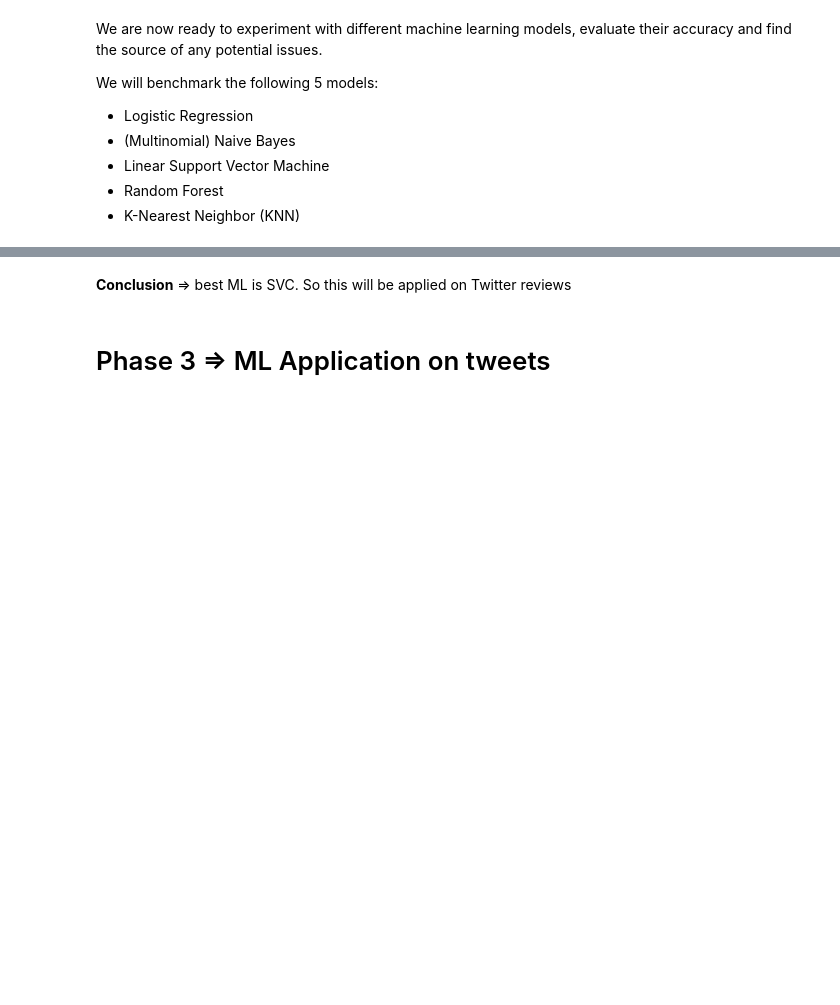
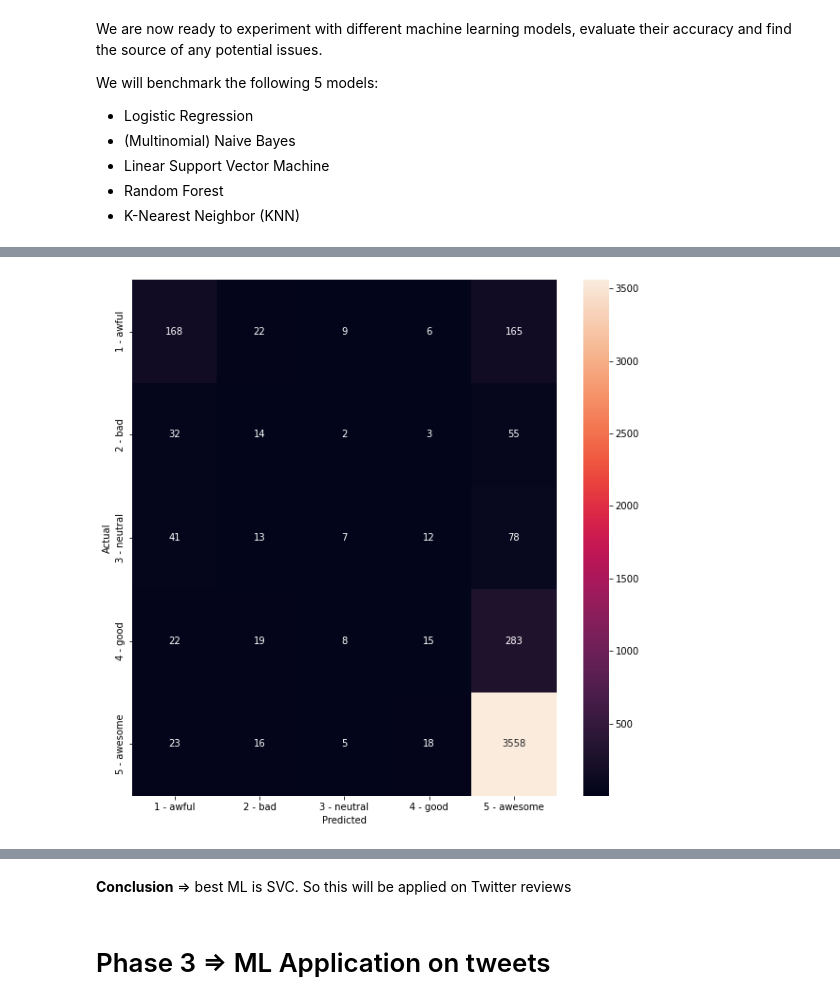
Before and after one commit to roxane-data/project_appreview, a Jupyter notebook: Step2_Classification.ipynb, the cells around one changed output, grey strips where cells are left out. Cells and saved outputs as stored; diff of their text form; code cells hidden in the pictures; blank space fills up the shorter version.

```diff
--- a/Step2_Classification.ipynb
+++ b/Step2_Classification.ipynb
@@ -908,0 +916,14 @@ weighted avg       0.80      0.83      0.80      4594
+# %%
+model4 = RandomForestClassifier()
+
+model4.fit(X_train_bis, y_train_bis)
+y_pred4 = model4.predict(X_test)
+conf_mat4 = confusion_matrix(y_test, y_pred4)
+fig, ax = plt.subplots(figsize=(10,10))
+sns.heatmap(conf_mat, annot=True, fmt='d',
+            xticklabels=rating1_df['rating_label'].values, yticklabels=rating1_df['rating_label'].values)
+plt.ylabel('Actual')
+plt.xlabel('Predicted')
+plt.show()
+# %% [output]
+[figure, added]
```
Also changed, not shown: parts of 95 cells of this notebook, 4 other files.
